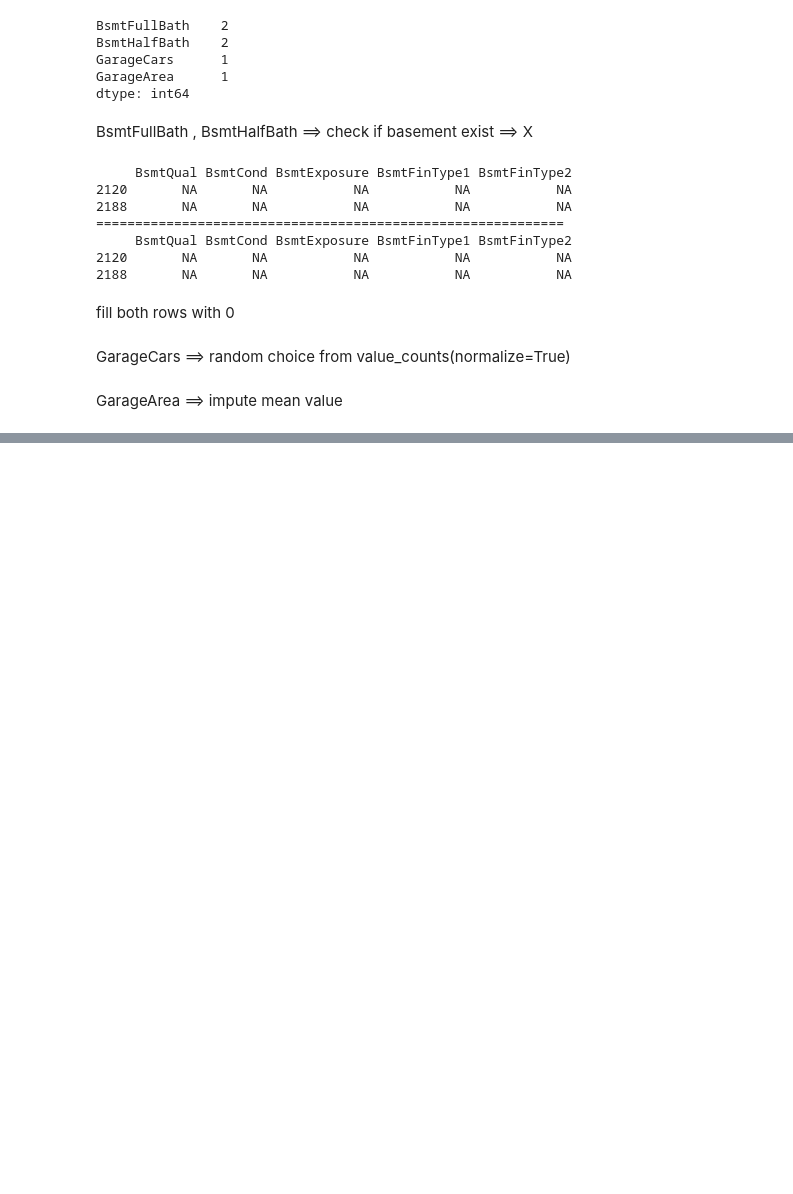
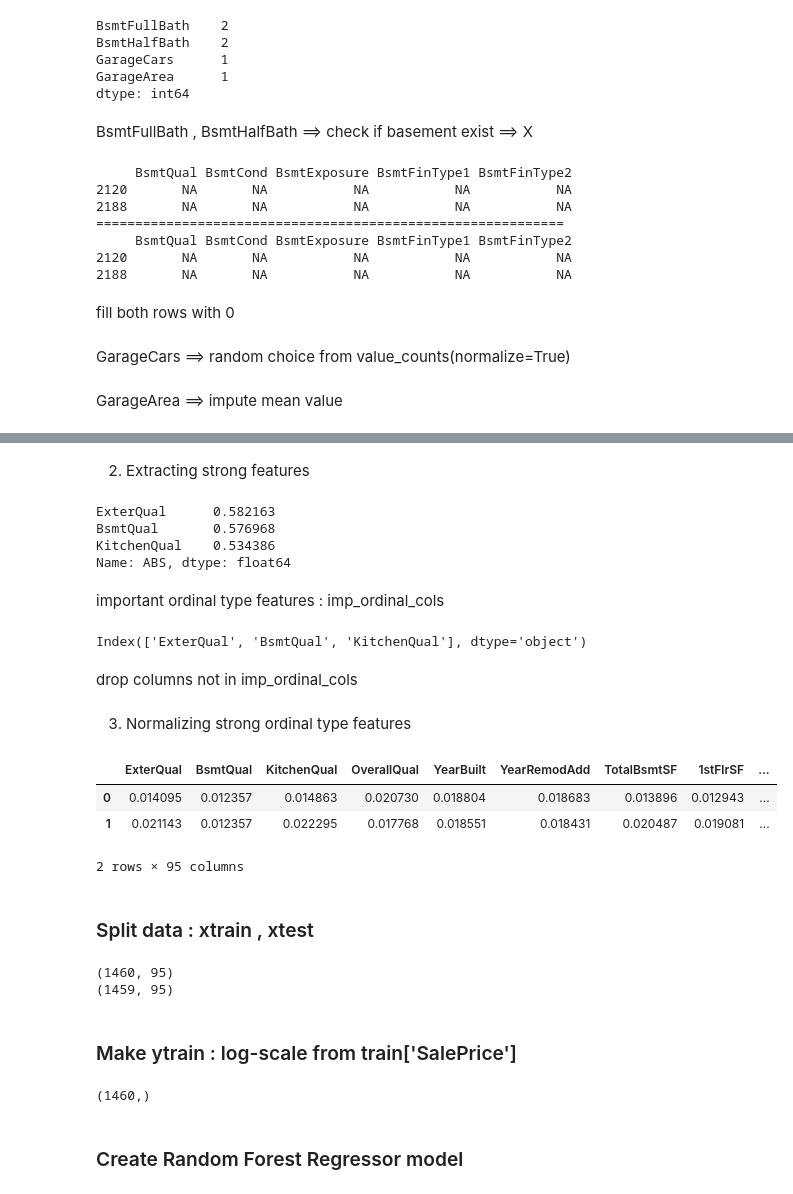
Before and after one commit to ineed-coffee/multicampus-AI-engineering, a Jupyter notebook: AI 학습을 위한 데이터 가공 및 시각화/20.10.01/Kaggle-House-Price , Advanced Regression Techniques.ipynb, the cells around one changed output, grey strips where cells are left out. Drawn from its saved outputs; the diff is of its cells as text; code cells hidden in the pictures; blank space fills up the shorter version.

```diff
--- a/AI 학습을 위한 데이터 가공 및 시각화/20.10.01/Kaggle-House-Price , Advanced Regression Techniques.ipynb
+++ b/AI 학습을 위한 데이터 가공 및 시각화/20.10.01/Kaggle-House-Price , Advanced Regression Techniques.ipynb
@@ -309,0 +566,53 @@ data.BsmtQual.value_counts()
+# %% [markdown]
+2. Extracting strong features
+# %%
+ordinal_corr = pd.concat([data[ordinal_cols].iloc[:split_point],train['SalePrice'].apply(np.log)],axis=1).corr()
+ordinal_corr['ABS'] = ordinal_corr.SalePrice.map(np.abs)
+ordinal_corr.ABS[(ordinal_corr.ABS>0.5)&(ordinal_corr.ABS<1)].sort_values(ascending=False)
+# %% [output]
+ExterQual      0.582163
+BsmtQual       0.576968
+KitchenQual    0.534386
+Name: ABS, dtype: float64
+# %% [markdown]
+important ordinal type features : imp_ordinal_cols
+# %%
+imp_ordinal_cols = ordinal_corr.ABS[(ordinal_corr.ABS>0.5)&(ordinal_corr.ABS<1)].index
+imp_ordinal_cols
+# %% [output]
+Index(['ExterQual', 'BsmtQual', 'KitchenQual'], dtype='object')
+# %% [markdown]
+drop columns not in imp_ordinal_cols
+# %%
+data = pd.concat([data[imp_ordinal_cols],data.drop(ordinal_cols,axis=1)],axis=1)
+# %% [markdown]
+3. Normalizing strong ordinal type features
+# %%
+for col in imp_ordinal_cols:
+    data[col] = Normalizer().fit_transform(data[col].values.reshape(1,-1))[0]
+# %%
+data.head(2)
+# %% [output]
+|  | ExterQual | BsmtQual | KitchenQual | OverallQual | YearBuilt | YearRemodAdd | TotalBsmtSF | 1stFlrSF | ... |
+| 0 | 0.014095 | 0.012357 | 0.014863 | 0.020730 | 0.018804 | 0.018683 | 0.013896 | 0.012943 | ... |
+| 1 | 0.021143 | 0.012357 | 0.022295 | 0.017768 | 0.018551 | 0.018431 | 0.020487 | 0.019081 | ... |
+2 rows × 95 columns
+# %% [markdown]
+### Split data : xtrain , xtest
+# %%
+xtrain = data.iloc[:split_point].copy()
+xtest = data.iloc[split_point:].copy()
+print(xtrain.shape)
+print(xtest.shape)
+# %% [output]
+(1460, 95)
+(1459, 95)
+# %% [markdown]
+### Make ytrain : log-scale from train['SalePrice']
+# %%
+ytrain = train['SalePrice'].map(np.log).copy()
+ytrain.shape
+# %% [output]
+(1460,)
+# %% [markdown]
+### Create Random Forest Regressor model
```
Also changed, not shown: parts of 49 cells of this notebook.
